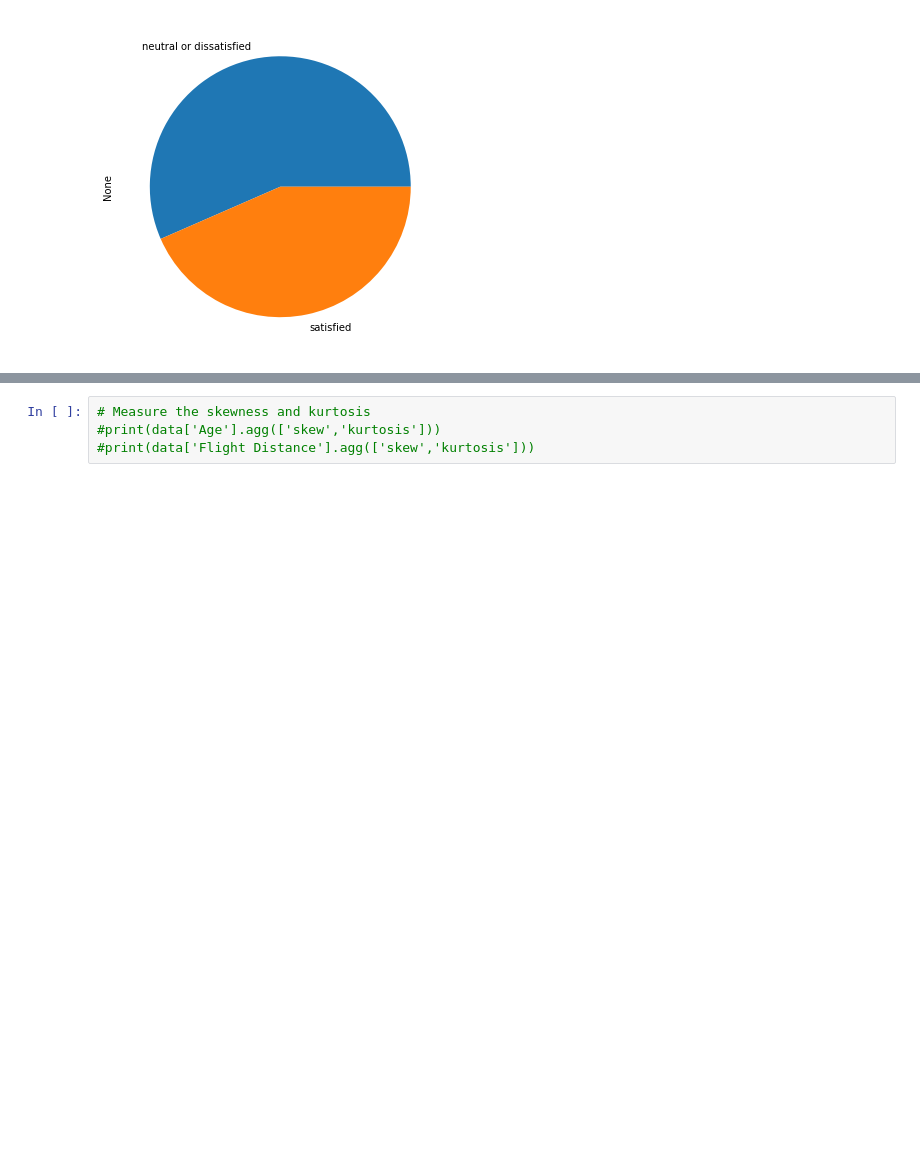
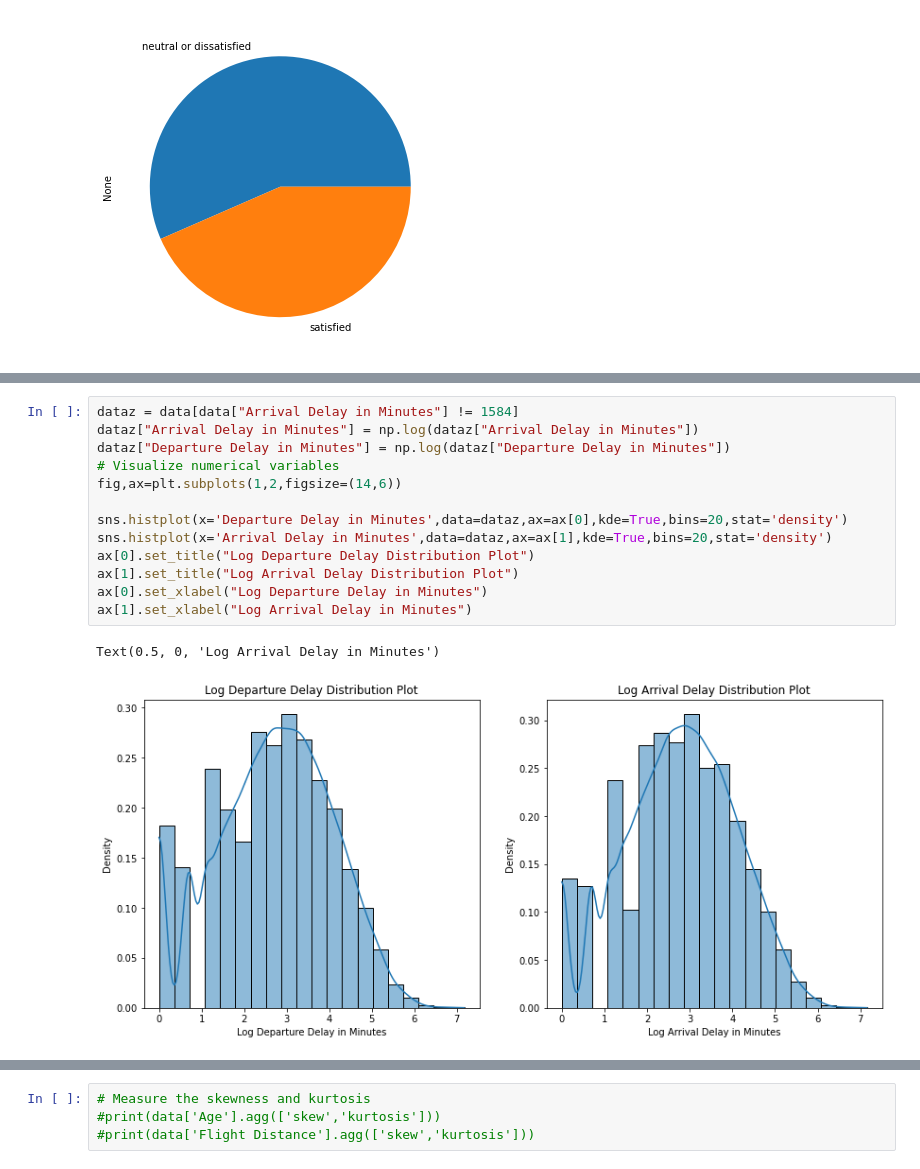
Before and after one commit to cgx242/Airline-Passenger-Satisfaction-Analysis, a Jupyter notebook: doc/Project with more EDA.ipynb, the cells around one changed output, grey strips where cells are left out. Saved outputs shown, nothing was run; the diff lists cells and outputs as text; blank space fills up the shorter version.

```diff
--- a/doc/Project with more EDA.ipynb
+++ b/doc/Project with more EDA.ipynb
@@ -154,0 +162,16 @@ sns.histplot(x='Flight Distance',data=data,ax=ax[1],kde=True,bins=20,stat='densi
+# %%
+dataz = data[data["Arrival Delay in Minutes"] != 1584]
+dataz["Arrival Delay in Minutes"] = np.log(dataz["Arrival Delay in Minutes"])
+dataz["Departure Delay in Minutes"] = np.log(dataz["Departure Delay in Minutes"])
+# Visualize numerical variables
+fig,ax=plt.subplots(1,2,figsize=(14,6))
+
+sns.histplot(x='Departure Delay in Minutes',data=dataz,ax=ax[0],kde=True,bins=20,stat='density')
+sns.histplot(x='Arrival Delay in Minutes',data=dataz,ax=ax[1],kde=True,bins=20,stat='density')
+ax[0].set_title("Log Departure Delay Distribution Plot")
+ax[1].set_title("Log Arrival Delay Distribution Plot")
+ax[0].set_xlabel("Log Departure Delay in Minutes")
+ax[1].set_xlabel("Log Arrival Delay in Minutes")
+# %% [output]
+Text(0.5, 0, 'Log Arrival Delay in Minutes')
+[figure, added]
```
Also changed, not shown: parts of 5 cells of this notebook.
